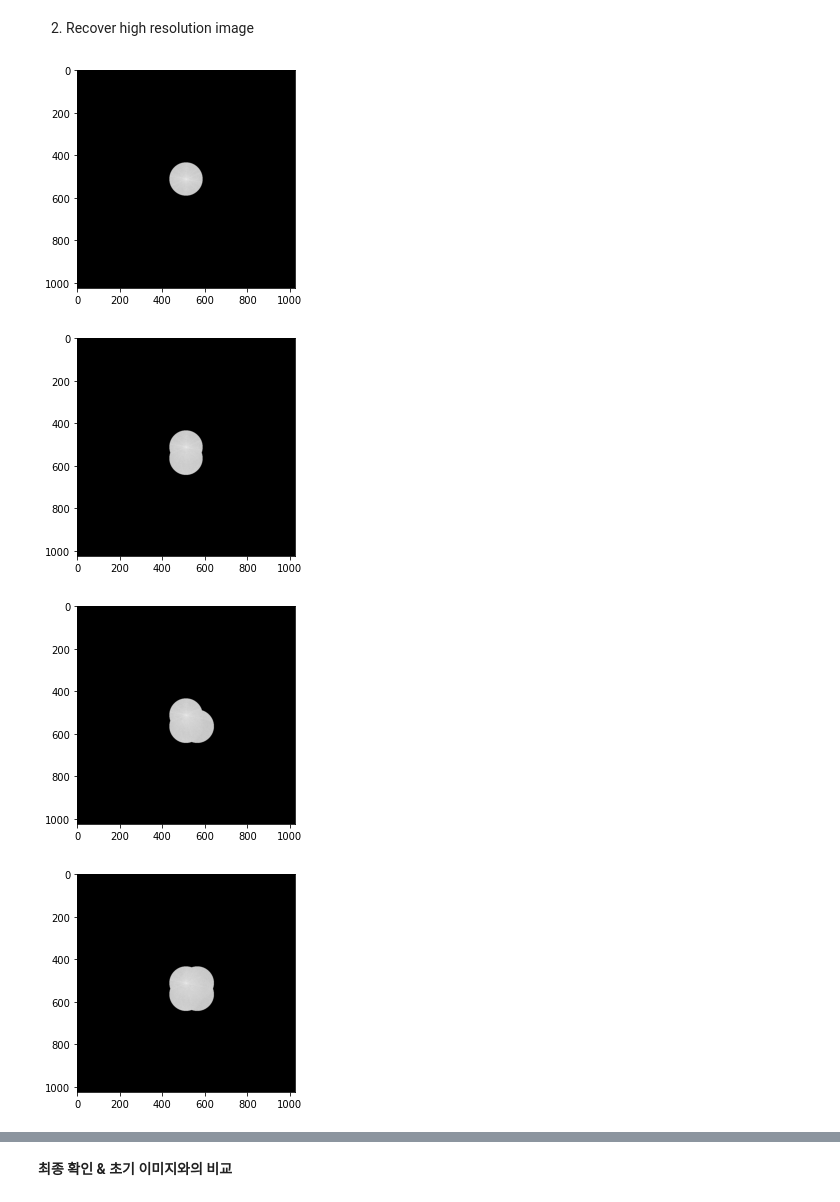
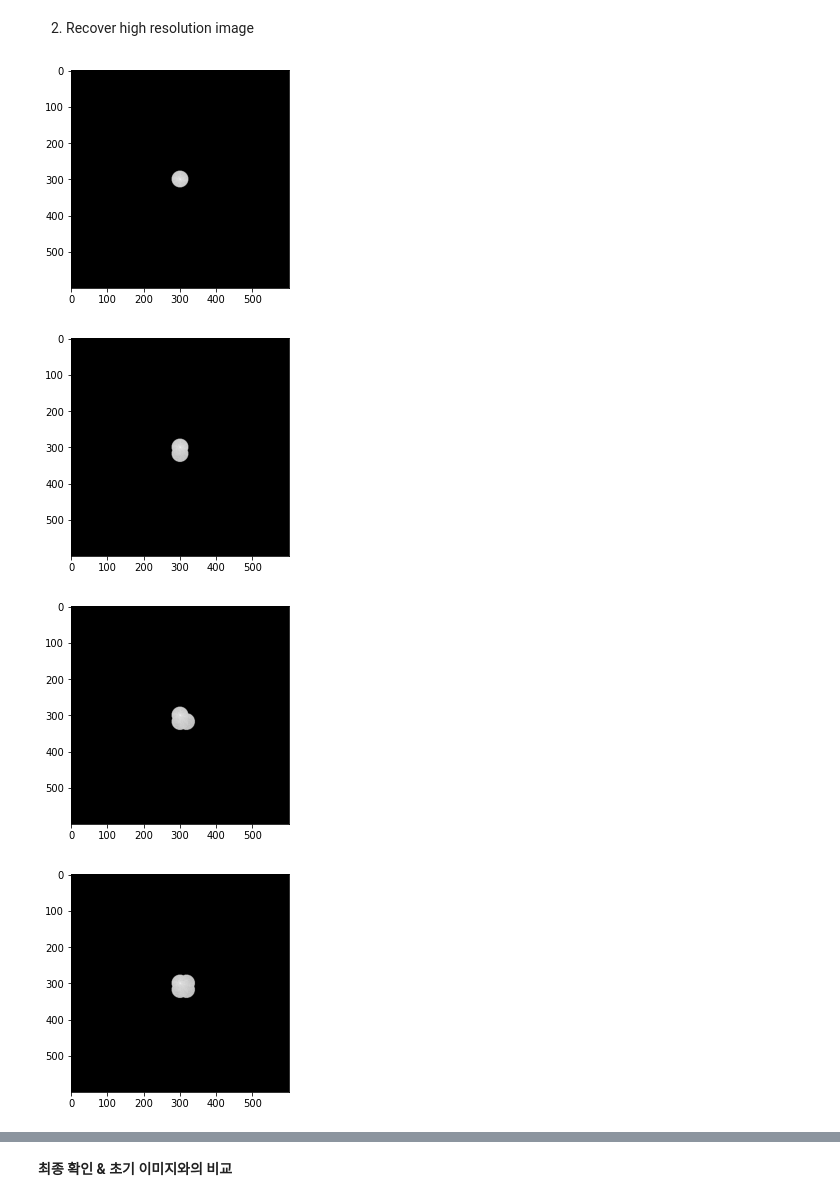
Before and after one commit to KyungchulLee/FPM-simulation, a Jupyter notebook: Basic Fourier Ptychography_v2.ipynb, the cells around one changed output, grey strips where cells are left out. Drawn from its saved outputs; the diff is of its cells as text; code cells hidden in the pictures.

```diff
--- a/Basic Fourier Ptychography_v2.ipynb
+++ b/Basic Fourier Ptychography_v2.ipynb
@@ -37,3 +5,16 @@ plt.show()
+# %%
+import numpy as np
+from PIL import Image
+import matplotlib.pyplot as plt
+import time
+import cv2
+import random
+import aotools.functions.zernike as optool
+
+def Ft(input):
+    return np.fft.ifft2(np.fft.ifftshift(input))
+def F(input):
+    return np.fft.fftshift(np.fft.fft2(input))
 # %% [markdown]
  **Simulate the forward imaging process of Fourier ptychography**
 
@@ -177,45 +283,41 @@ def gseq(arraysize):
 # %%
 
 
 seq=gseq(arraysize)
-objectRecover = np.ones((m,n));
+objectRecover = np.ones((HR_obj_size_x,HR_obj_size_y));
 
-objectRecoverFT = np.fft.fftshift(np.fft.fft2(objectRecover));
+objectRecoverFT = F(objectRecover);
 
+alpha_obj=0.1;
+gamma_obj=1;
+alpha_Pup=1;
+gamma_Pup =1;
 
-plt.imshow(CTF,cmap='gray')
-plt.show
-
-loop = 20;
-for tt in range (0,loop):
-    for i3 in range(0,arraysize**2):
-        i2=int(seq[i3]-1)
-
-        kxc = int((n+1)/2+kx[0,i2]/dkx);
-        kyc = int((m+1)/2+ky[0,i2]/dky);
-        kxl=int((kxc-(n1-1)/2))
-        kxh=int((kxc+(n1-1)/2))
-        kyl=int((kyc-(m1-1)/2))
-        kyh=int((kyc+(m1-1)/2))
-
-#         lowResFT = ((m1/m)**2) * objectRecoverFT[kyl:kyh+1,kxl:kxh+1]* CTF
-        lowResFT = objectRecoverFT[kyl:kyh+1,kxl:kxh+1]* CTF
-
-        im_lowRes = np.fft.ifft2(np.fft.ifftshift(lowResFT));
-
-#         im_lowRes = (m/m1)**2 * np.multiply(imSeqLowRes[:,:,i2],np.exp(1j*np.angle(im_lowRes)))
-        im_lowRes = np.sqrt(imSeqLowRes[:,:,i2])*(im_lowRes)/abs(im_lowRes)
-
-        lowResFT=np.fft.fftshift(np.fft.fft2(im_lowRes))*CTF;
-
-        objectRecoverFT[kyl:kyh+1,kxl:kxh+1]=np.multiply((1-CTF),objectRecoverFT[kyl:kyh+1,kxl:kxh+1]) + lowResFT;
-        if (tt == 0) and (i3 == 0 or i3 == 1 or i3 == 2 or i3 == 3 or i3 == 4):
+Pup=CTF
+loop = 30;
+for loop_num in range (0,loop):
+    for num_img in range(0,arraysize**2):
+        reordered_num_img=int(seq[num_img]-1) # reorder for faster convergence
+        kxc = int((HR_obj_size_x+1)/2+kx[0,reordered_num_img]/dkx)
+        kyc = int((HR_obj_size_y+1)/2+ky[0,reordered_num_img]/dky)
+        kxl=int((kxc-(sensor_size_x-1)/2))
+        kxh=int((kxc+(sensor_size_x-1)/2))
+        kyl=int((kyc-(sensor_size_y-1)/2))
+        kyh=int((kyc+(sensor_size_y-1)/2))
+        Objfcrop=objectRecoverFT[kyl:kyh+1,kxl:kxh+1]
+        ObjfcropP = Objfcrop* Pup
+        im_lowRes = Ft(ObjfcropP);
+        im_lowRes = np.sqrt(imSeqLowRes[:,:,reordered_num_img])*(im_lowRes)/abs(im_lowRes)
+        Objfup=F(im_lowRes)
+#         Pup = Pup + (gamma_Pup)*np.conj(Objfcrop)* (Objfup - ObjfcropP)/ ((1-alpha_Pup)*np.abs(Objfcrop)**2 +(alpha_Pup)*np.max(np.abs(Objfcrop)**2))
+        objectRecoverFT[kyl:kyh+1,kxl:kxh+1] = objectRecoverFT[kyl:kyh+1,kxl:kxh+1]+gamma_obj*np.conj(Pup)*(Objfup - ObjfcropP) / ((1-alpha_obj)*np.abs(Pup)**2 +(alpha_obj)*np.max(np.abs(Pup)**2));
+        if (loop_num == 0) and (num_img == 0 or num_img == 1 or num_img == 2 or num_img == 3 or num_img == 100):
             plt.imshow(np.log(0.00000001+np.absolute(objectRecoverFT)),cmap='gray')
             # plt.imshow(abs(np.fft.ifft2(np.fft.ifftshift(objectRecoverFT[kyl:kyh+1,kxl:kxh+1]*CTF))))
 
             plt.show()
 # %% [output]
-[figure, old version]
+[figure, new version]
-[figure, old version]
+[figure, new version]
-[figure, old version]
+[figure, new version]
-[figure, old version]
+[figure, new version]
```
Also changed, not shown: parts of 8 cells of this notebook.
